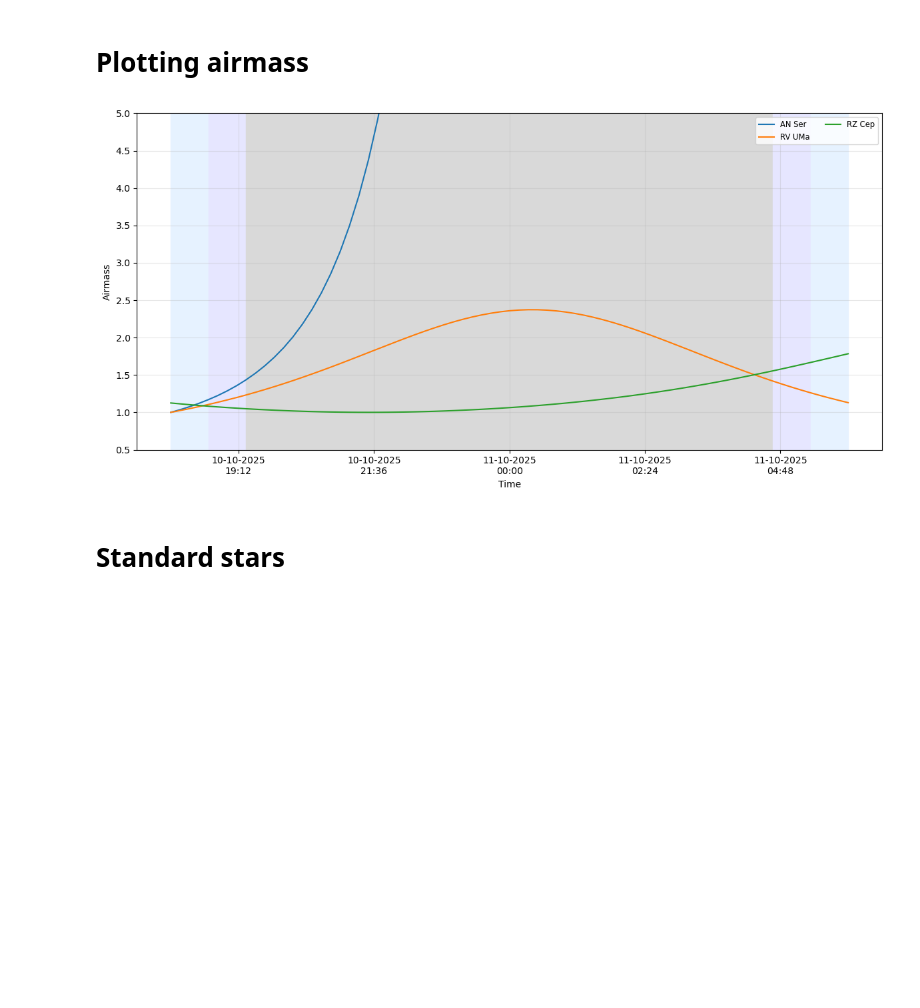
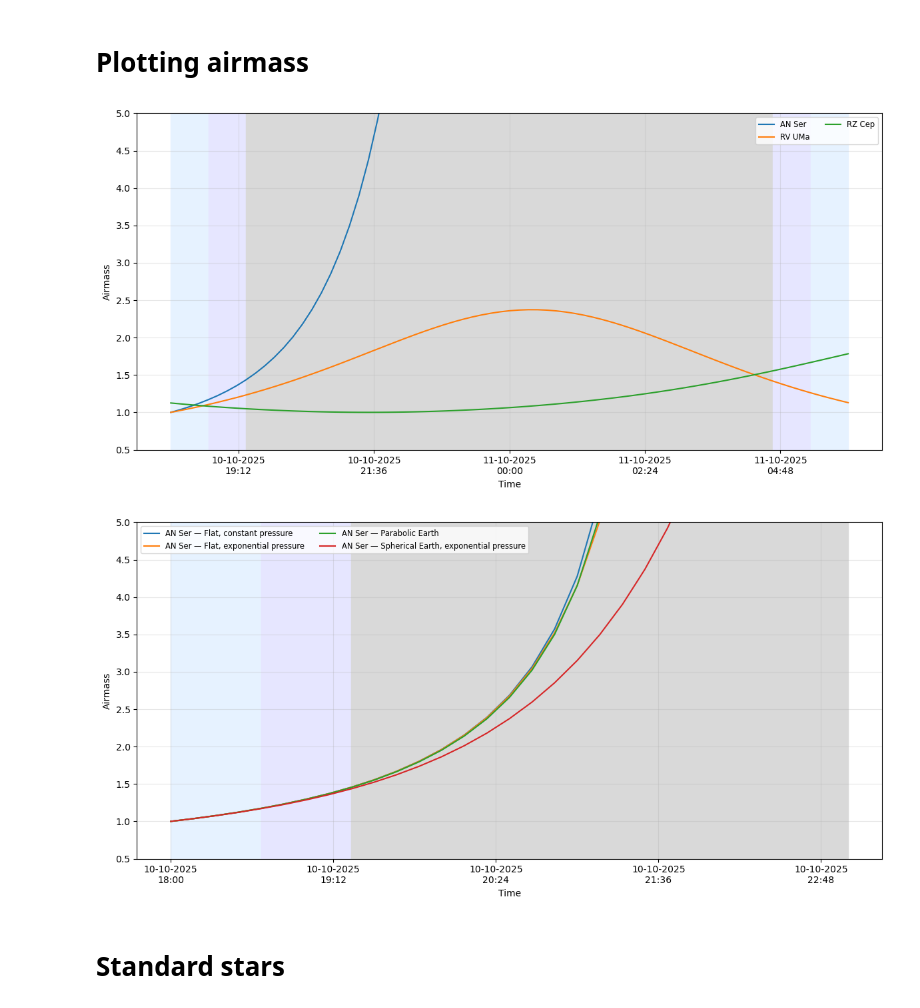
Before and after one commit to Jake-Land/MPhys_Project-Variable_Stars, a Jupyter notebook: targets_v2.ipynb, the cells around one changed output. Drawn from its saved outputs; the diff is of its cells as text; code cells hidden in the pictures; blank space fills up the shorter version.

Commit message:
Plot all dif methods for airmass calc for comparing

```diff
--- a/targets_v2.ipynb
+++ b/targets_v2.ipynb
@@ -332,8 +332,25 @@ def plot_star_airmass(df, names, site, start_date, end_date, model=4, dt_minutes
     for i, row in plot_stars.iterrows():
         coord = SkyCoord(ra=row["ra"]*u.deg, dec=row["dec"]*u.deg)
         altaz = coord.transform_to(frame)
-        airmass = calc_airmass(altaz.alt.deg, model)  # or whichever model you want
-        plt.plot(times.plot_date, airmass, label=row["main_id"])
+        altitudes = altaz.alt.deg
+
+        # Plotting airmass using all the different models
+        if model == "all":
+            model_labels = {
+                1: "Flat, constant pressure",
+                2: "Flat, exponential pressure",
+                3: "Parabolic Earth",
+                4: "Spherical Earth, exponential pressure"
+            }
+            colors = {1: "C0", 2: "C1", 3: "C2", 4: "C3"}
+
+            for m in range(1, 5):
+                airmass = calc_airmass(altitudes, m)
+                label = f"{row['main_id']} — {model_labels[m]}"
+                plt.plot(times.plot_date, airmass, label=label, color=colors[m], linewidth=1.5)
+        else:
+            airmass = calc_airmass(altitudes, model)
+            plt.plot(times.plot_date, airmass, label=row["main_id"], linewidth=1.5)
 
     # Formatting
     plt.gca().xaxis.set_major_formatter(DateFormatter("%d-%m-%Y\n%H:%M"))
@@ -348,13 +365,15 @@ def plot_star_airmass(df, names, site, start_date, end_date, model=4, dt_minutes
 # %%
 plot_stars = ["RV UMa", "RZ Cep", "AN Ser"]  # Small number of different examples
 #plot_stars = RRL['main_id'].to_list()    # Stars found through SIMBAD
 
-# Plot star paths during a window
+# Plot stars airmass during a window
 plot_star_airmass(RRL, plot_stars, BPO, start_date="2025-10-10T18:00:00", end_date="2025-10-11T06:00:00", model = 4)
 
-# Maybe change this to a airmass and altitude plot, or airmass in a seperate notebook
+# Plotting all the methods
+plot_star_airmass(RRL, ['AN Ser'], BPO, start_date="2025-10-10T18:00:00", end_date="2025-10-10T23:00:00", model = 'all')
 # %% [output]
 [figure]
+[figure, added]
 # %% [markdown]
 # Standard stars
 # %%
```
